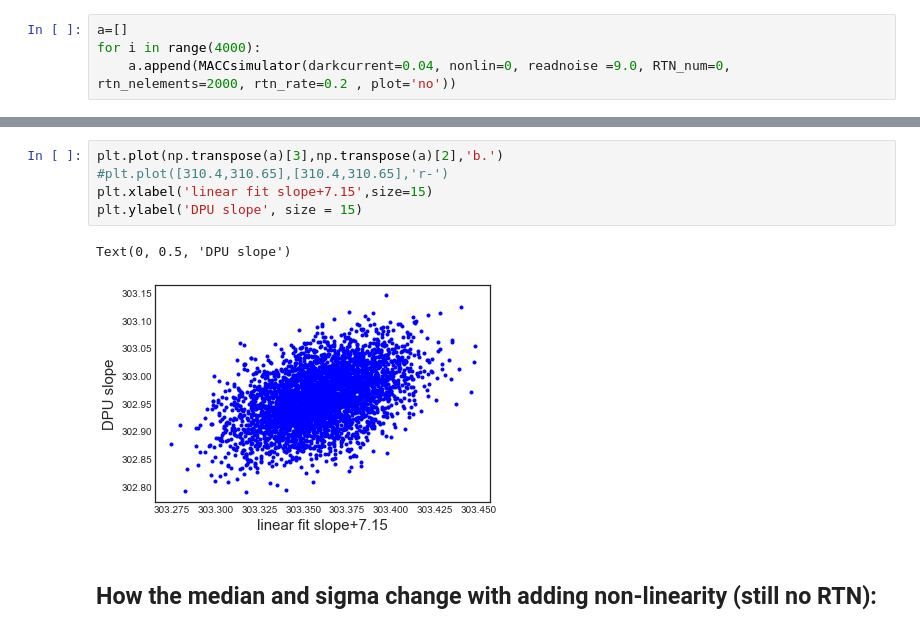
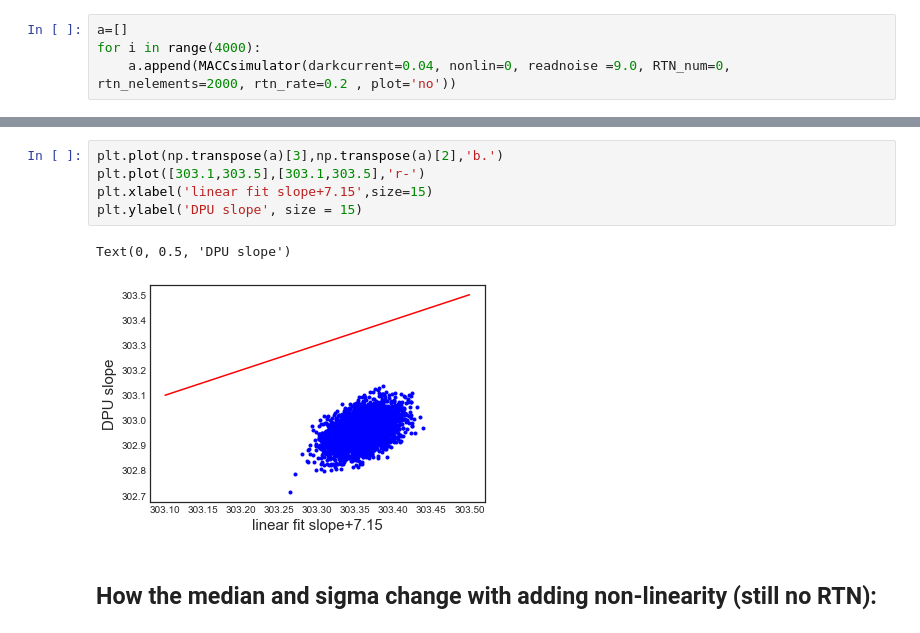
Before and after one commit to xoubish/nonlinearity_sim, a Jupyter notebook: nl_sim.ipynb, the cells around one changed output, grey strips where cells are left out. Cells and saved outputs as stored; diff of their text form.

```diff
--- a/nl_sim.ipynb
+++ b/nl_sim.ipynb
@@ -277,11 +277,11 @@ Text(0.5, 0, 'linear fit slope')
 # %%
 plt.plot(np.transpose(a)[3],np.transpose(a)[2],'b.')
-#plt.plot([310.4,310.65],[310.4,310.65],'r-')
+plt.plot([303.1,303.5],[303.1,303.5],'r-')
 plt.xlabel('linear fit slope+7.15',size=15)
 plt.ylabel('DPU slope', size = 15)
 # %% [output]
 Text(0, 0.5, 'DPU slope')
-[figure, old version]
+[figure, new version]
 # %% [markdown]
 ## How the median and sigma change with adding non-linearity (still no RTN):
 # %%
```
Also changed, not shown: parts of 16 cells of this notebook, 2 other files.
